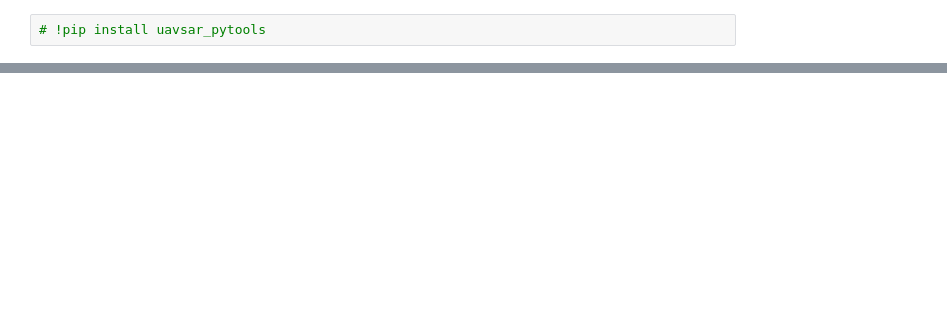
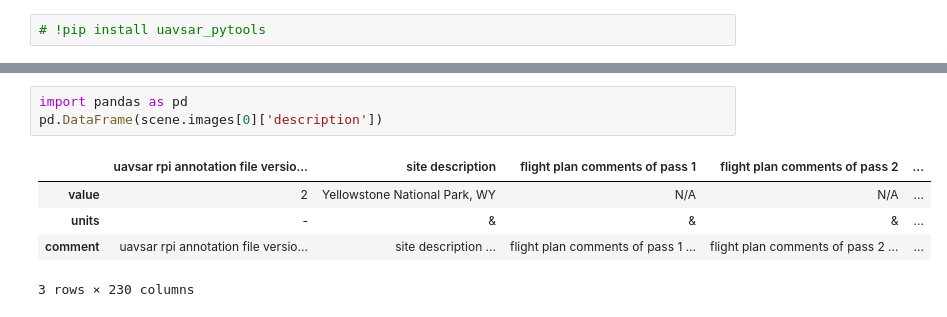
Before and after one commit to SnowEx/uavsar_pytools, a Jupyter notebook: notebooks/western_snows_example.ipynb, the cells around one changed output, grey strips where cells are left out. Drawn from its saved outputs; the diff is of its cells as text; blank space fills up the shorter version.

```diff
--- a/notebooks/western_snows_example.ipynb
+++ b/notebooks/western_snows_example.ipynb
@@ -18,0 +20,9 @@ UavsarImage
+# %%
+import pandas as pd
+pd.DataFrame(scene.images[0]['description'])
+# %% [output]
+|  | uavsar rpi annotation file versio... | site description | flight plan comments of pass 1 | flight plan comments of pass 2 | ... |
+| value | 2 | Yellowstone National Park, WY | N/A | N/A | ... |
+| units | - | & | & | & | ... |
+| comment | uavsar rpi annotation file versio... | site description ... | flight plan comments of pass 1 ... | flight plan comments of pass 2 ... | ... |
+3 rows × 230 columns
```
Also changed, not shown: parts of 17 cells of this notebook, 14 other files.
